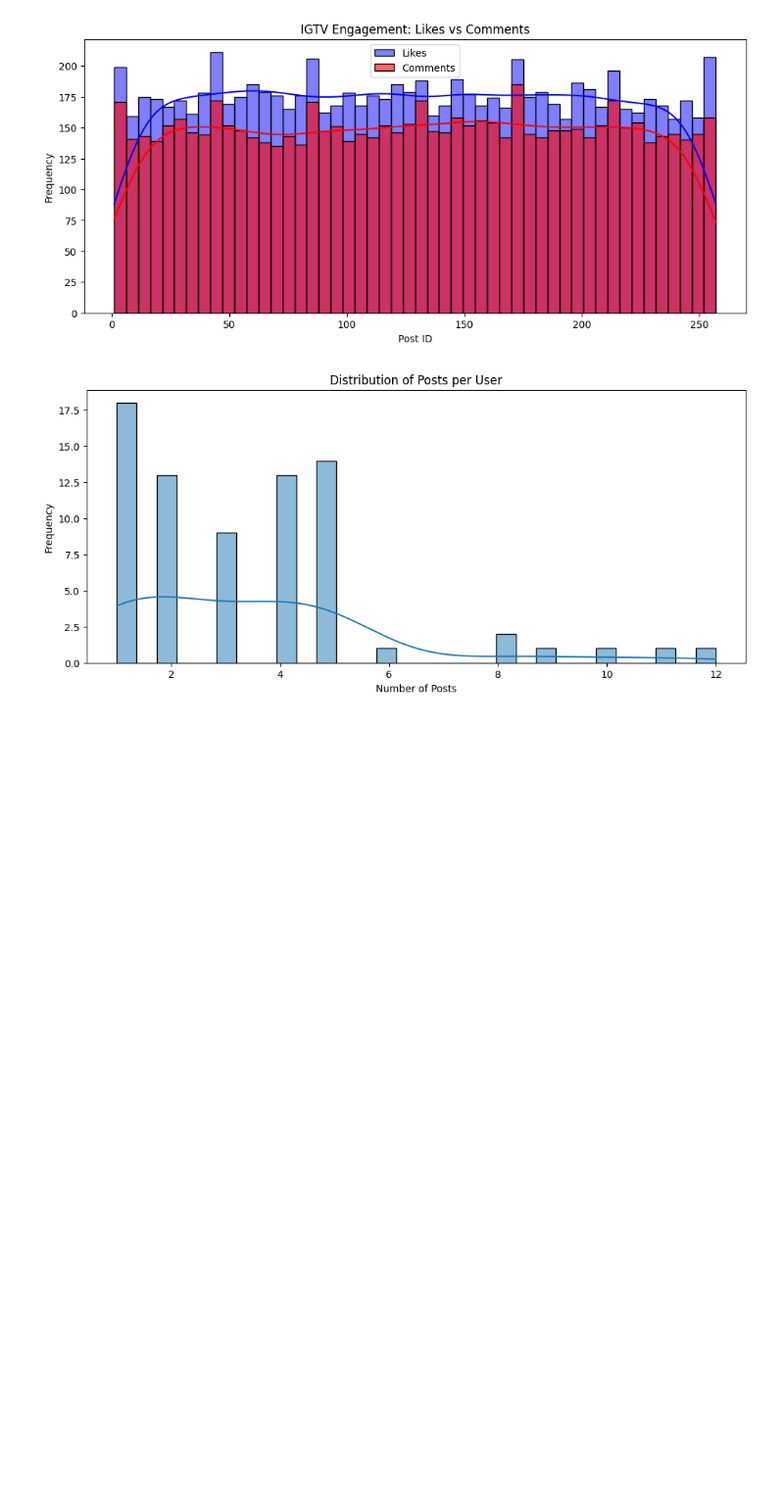
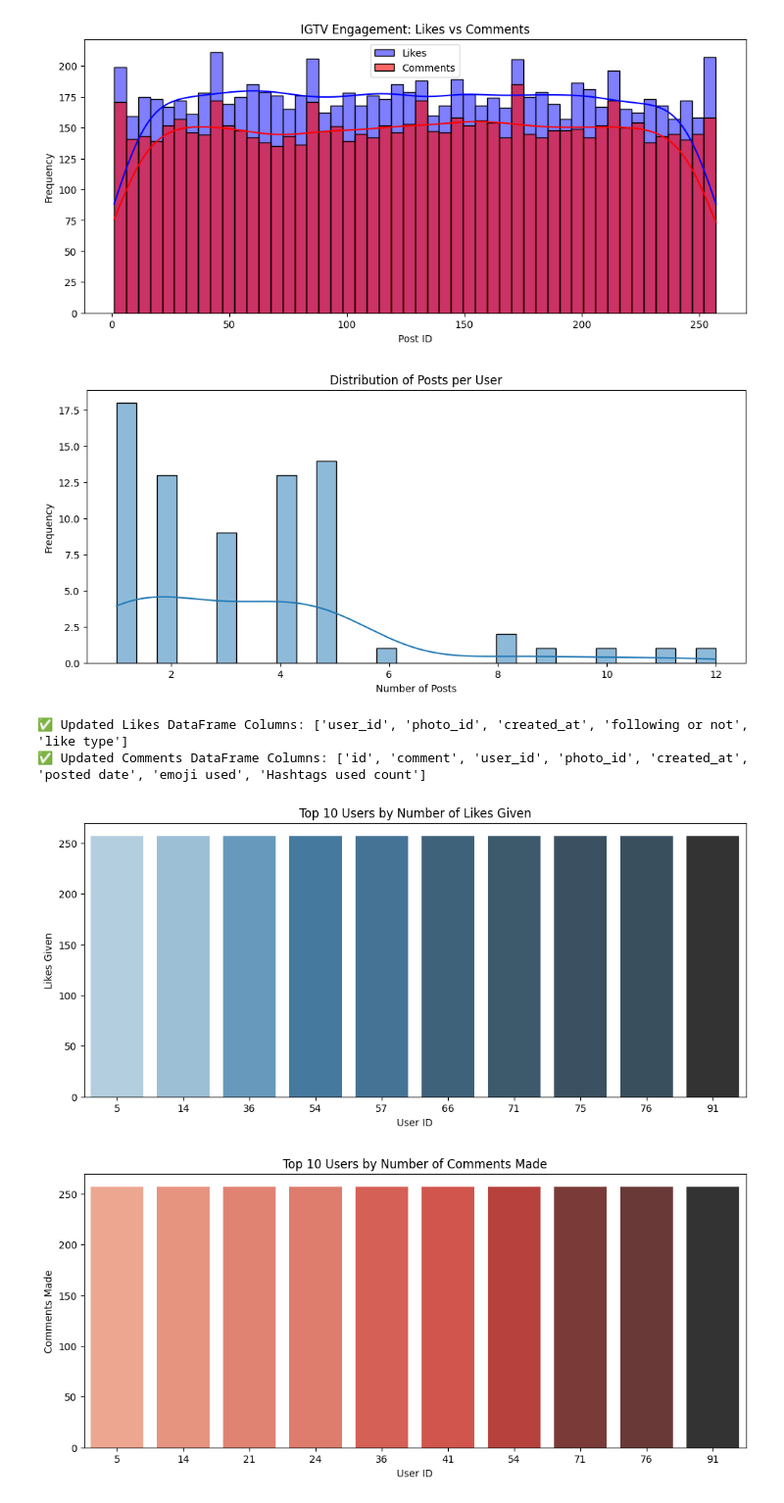
Before and after one commit to KipkuruiYegon/Measuring-insta-TV-Perfomance_DataScience, a Jupyter notebook: notebookfile.ipynb, the cells around one changed output. Shown: that part at 98% size. Drawn from its saved outputs; the diff is of its cells as text; code cells hidden in the pictures; blank space fills up the shorter version.

Commit message:
Remove trailing spaces in column

```diff
--- a/notebookfile.ipynb
+++ b/notebookfile.ipynb
@@ -167,3 +167,44 @@ plt.ylabel("Frequency")
 plt.show()
 # %% [output]
 [figure]
+# %%
+# Remove ALL extra spaces from column names
+likes_df.columns = likes_df.columns.str.strip()
+comments_df.columns = comments_df.columns.str.strip()
+
+# Replace multiple spaces with a single space in all column names
+comments_df.columns = comments_df.columns.str.replace(r'\s+', ' ', regex=True)
+
+# Now rename columns correctly
+likes_df.rename(columns={'user': 'user_id'}, inplace=True)
+comments_df.rename(columns={'User id': 'user_id'}, inplace=True)
+
+# Print updated columns to verify changes
+print("✅ Updated Likes DataFrame Columns:", likes_df.columns.tolist())
+print("✅ Updated Comments DataFrame Columns:", comments_df.columns.tolist())
+# %% [output]
+✅ Updated Likes DataFrame Columns: ['user_id', 'photo_id', 'created_at', 'following or not', 'like type']
+✅ Updated Comments DataFrame Columns: ['id', 'comment', 'user_id', 'photo_id', 'created_at', 'posted date', 'emoji used', 'Hashtags used count']
+# %%
+# Find top 10 users by likes given
+top_users = likes_df['user_id'].value_counts().nlargest(10)
+top_users_comments = comments_df['user_id'].value_counts().nlargest(10)
+
+# Plot top 10 users by likes given
+plt.figure(figsize=(12, 5))
+sns.barplot(x=top_users.index, y=top_users.values, hue=top_users.index, palette="Blues_d", legend=False)
+plt.title("Top 10 Users by Number of Likes Given")
+plt.xlabel("User ID")
+plt.ylabel("Likes Given")
+plt.show()
+
+# Plot top 10 users by comments made
+plt.figure(figsize=(12, 5))
+sns.barplot(x=top_users_comments.index, y=top_users_comments.values, hue=top_users_comments.index, palette="Reds_d", legend=False)
+plt.title("Top 10 Users by Number of Comments Made")
+plt.xlabel("User ID")
+plt.ylabel("Comments Made")
+plt.show()
+# %% [output]
+[figure, added]
+[figure, added]
```
Also changed, not shown: 1 other file.
